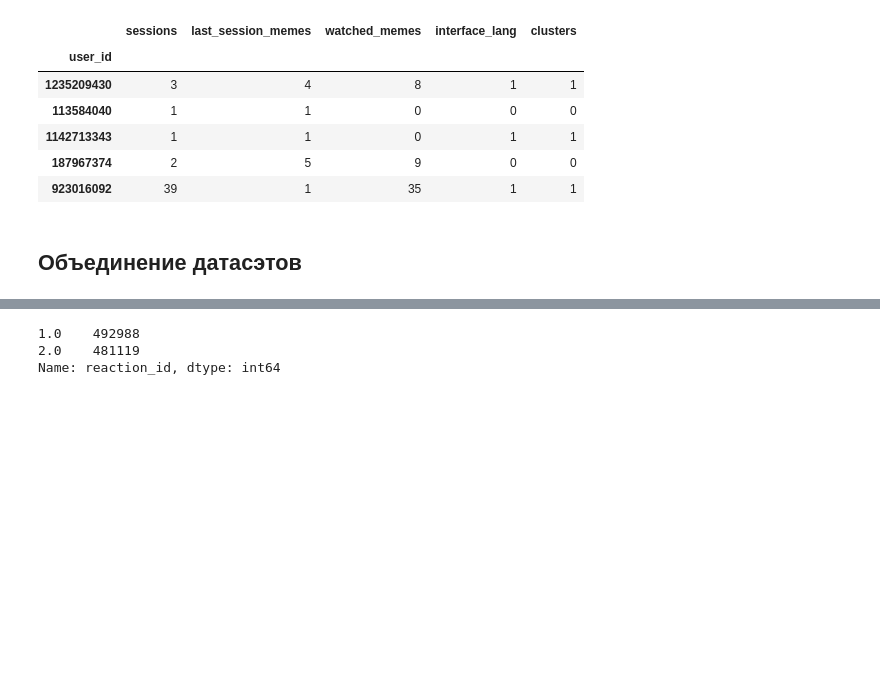
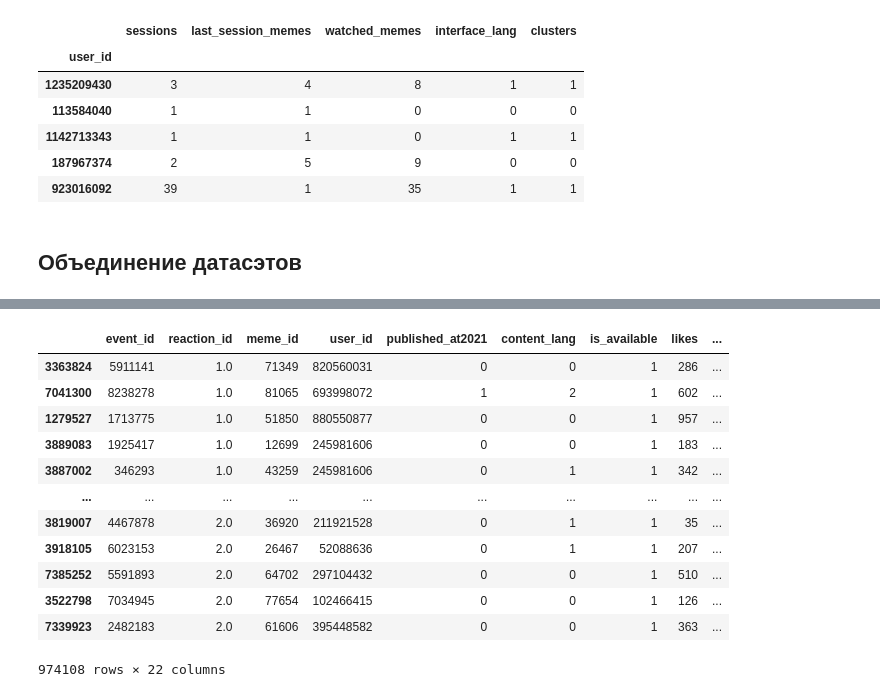
Before and after one commit to qwizor1337/Learning_with_D, a Jupyter notebook: 02/04_02 (memes)/New/meme_task_p1.ipynb, the cells around one changed output, grey strips where cells are left out. Cells and saved outputs as stored; diff of their text form; code cells hidden in the pictures; blank space fills up the shorter version.

```diff
--- a/02/04_02 (memes)/New/meme_task_p1.ipynb
+++ b/02/04_02 (memes)/New/meme_task_p1.ipynb
@@ -715,11 +702,21 @@ dislikes_df_split = np.array_split(dislikes_df, 10)
 # %%
 df = pd.concat([likes_df_split[0], dislikes_df_split[0]])
 # %%
-df.reaction_id.value_counts()
+df
 # %% [output]
+|  | event_id | reaction_id | meme_id | user_id | published_at2021 | content_lang | is_available | likes | ... |
+| 3363824 | 5911141 | 1.0 | 71349 | 820560031 | 0 | 0 | 1 | 286 | ... |
+| 7041300 | 8238278 | 1.0 | 81065 | 693998072 | 1 | 2 | 1 | 602 | ... |
+| 1279527 | 1713775 | 1.0 | 51850 | 880550877 | 0 | 0 | 1 | 957 | ... |
+| 3889083 | 1925417 | 1.0 | 12699 | 245981606 | 0 | 0 | 1 | 183 | ... |
+| 3887002 | 346293 | 1.0 | 43259 | 245981606 | 0 | 1 | 1 | 342 | ... |
+| ... | ... | ... | ... | ... | ... | ... | ... | ... | ... |
+| 3819007 | 4467878 | 2.0 | 36920 | 211921528 | 0 | 1 | 1 | 35 | ... |
+| 3918105 | 6023153 | 2.0 | 26467 | 52088636 | 0 | 1 | 1 | 207 | ... |
+| 7385252 | 5591893 | 2.0 | 64702 | 297104432 | 0 | 0 | 1 | 510 | ... |
+| 3522798 | 7034945 | 2.0 | 77654 | 102466415 | 0 | 0 | 1 | 126 | ... |
+| 7339923 | 2482183 | 2.0 | 61606 | 395448582 | 0 | 0 | 1 | 363 | ... |
-1.0    492988
-2.0    481119
-Name: reaction_id, dtype: int64
+974108 rows × 22 columns
 # %%
 # выгружаем часть датасэта, которая под силу для обучения колабом
 from google.colab import files
```
Also changed, not shown: parts of 7 cells of this notebook.
